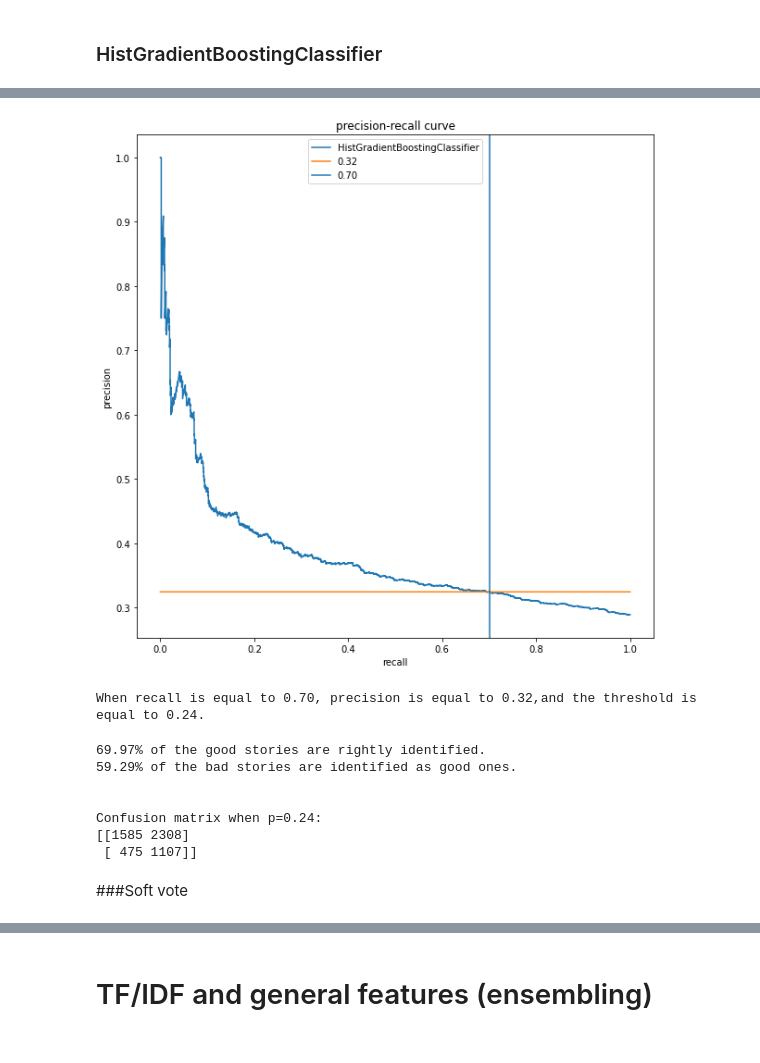
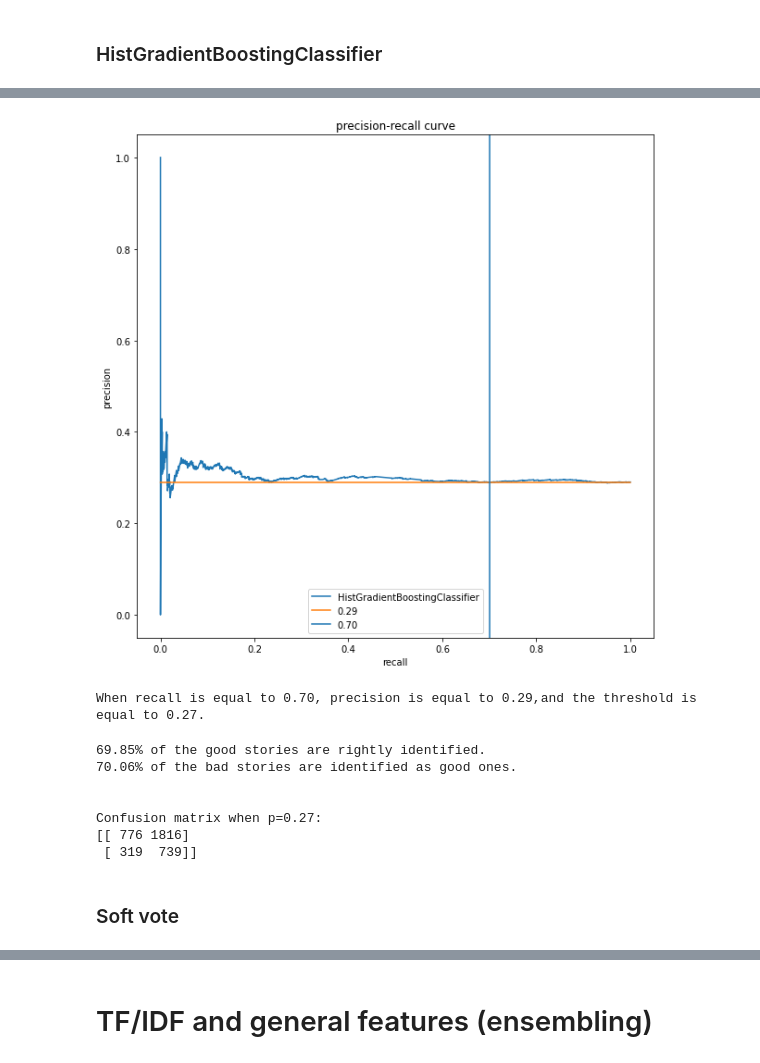
Before and after one commit to batyaamericus/OncUponTim, a Jupyter notebook: ML_classification_good_bad.ipynb, the cells around one changed output, grey strips where cells are left out. Drawn from its saved outputs; the diff is of its cells as text; code cells hidden in the pictures.

Commit message:
added combined features and ran the models

```diff
--- a/ML_classification_good_bad.ipynb
+++ b/ML_classification_good_bad.ipynb
@@ -458,6 +470,5 @@ y = bn.transform(df[[target]])
 # %%
-from sklearn.model_selection import train_test_split
+X_train = X.iloc[train_ind]
+X_test = X.iloc[test_ind]
 
-X_train, X_test, y_train, y_test = train_test_split(X, y[:sample_length],
-                                                    test_size=0.3,
-                                                    random_state=1)
+X_train.shape, X_test.shape, y_train.shape, y_test.shape
@@ -464,11 +477,3 @@ X_train, X_test, y_train, y_test = train_test_split(X, y[:sample_length],
-# %%
-y_train = y_train.ravel()
-y_test = y_test.ravel()
-# %%
-from sklearn.preprocessing import Normalizer
-transformer = Normalizer().fit(X_train)
-X_train = transformer.transform(X_train)
-X_test = transformer.transform(X_test)
 # %% [markdown]
 ## Predictions
 # %% [markdown]
@@ -726,6 +709,6 @@ Confusion matrix when p=0.20:
 from sklearn.ensemble import HistGradientBoostingClassifier
 # %%
 clf_hist = display_model_results(HistGradientBoostingClassifier(max_iter=100),
-                      X_train.toarray(), X_test.toarray(), y_train, y_test,
+                      X_train, X_test, y_train, y_test,
                       'HistGradientBoostingClassifier')
 # %% [output]
@@ -755,22 +734,22 @@ Confusion matrix:
 No feature importance
 # %%
 recall_value = 0.7 # chose wanted recall value
-p_threshold = play_with_threshold(recall_value, X_test.toarray(), y_test, clf_hist, 'HistGradientBoostingClassifier')
+p_threshold = play_with_threshold(recall_value, X_test, y_test, clf_hist, 'HistGradientBoostingClassifier')
 # %% [output]
-[figure, old version]
+[figure, new version]
-When recall is equal to 0.70, precision is equal to 0.32,and the threshold is equal to 0.24.
+When recall is equal to 0.70, precision is equal to 0.29,and the threshold is equal to 0.27.
 # %%
-conf_matrix(clf_hist, p_threshold, X_test.toarray(), y_test)
+conf_matrix(clf_hist, p_threshold, X_test, y_test)
 # %% [output]
-69.97% of the good stories are rightly identified.
-59.29% of the bad stories are identified as good ones.
+69.85% of the good stories are rightly identified.
+70.06% of the bad stories are identified as good ones.
 
 
-Confusion matrix when p=0.24:
-[[1585 2308]
- [ 475 1107]]
+Confusion matrix when p=0.27:
+[[ 776 1816]
+ [ 319  739]]
 # %% [markdown]
-###Soft vote
+### Soft vote
 # %%
 from sklearn.ensemble import VotingClassifier
 
```
Also changed, not shown: parts of 74 cells of this notebook.
